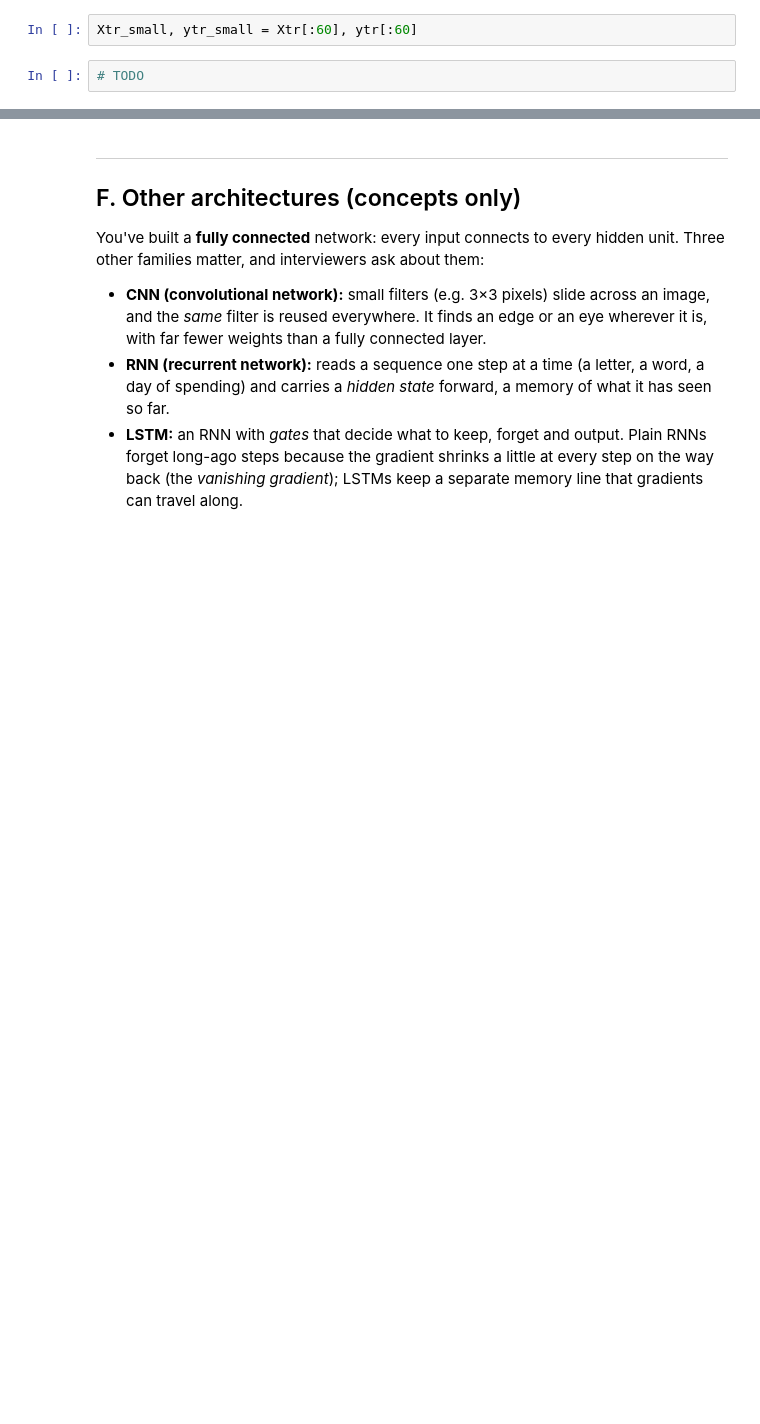
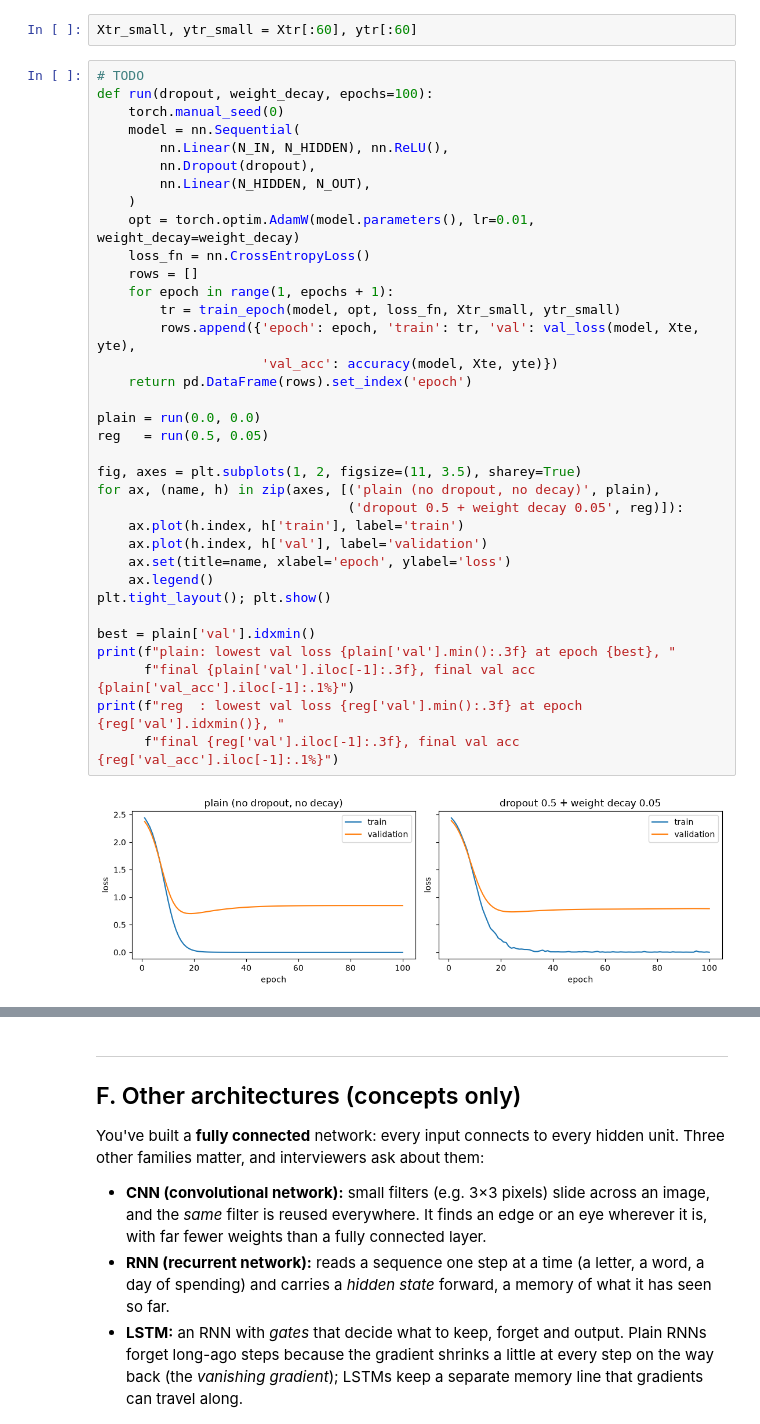
Before and after one commit to ronmarabalos/Machine-Learning, a Jupyter notebook: notebooks/08-pytorch.ipynb, the cells around one changed output, grey strips where cells are left out. Saved outputs shown, nothing was run; the diff lists cells and outputs as text; blank space fills up the shorter version.

```diff
--- a/notebooks/08-pytorch.ipynb
+++ b/notebooks/08-pytorch.ipynb
@@ -146,3 +229,38 @@ Overfitting is easier to see with little data, so train on only 60 rows (`Xtr_sm
 Xtr_small, ytr_small = Xtr[:60], ytr[:60]
 # %%
 # TODO
+def run(dropout, weight_decay, epochs=100):
+    torch.manual_seed(0)
+    model = nn.Sequential(
+        nn.Linear(N_IN, N_HIDDEN), nn.ReLU(),
+        nn.Dropout(dropout),
+        nn.Linear(N_HIDDEN, N_OUT),
+    )
+    opt = torch.optim.AdamW(model.parameters(), lr=0.01, weight_decay=weight_decay)
+    loss_fn = nn.CrossEntropyLoss()
+    rows = []
+    for epoch in range(1, epochs + 1):
+        tr = train_epoch(model, opt, loss_fn, Xtr_small, ytr_small)
+        rows.append({'epoch': epoch, 'train': tr, 'val': val_loss(model, Xte, yte),
+                     'val_acc': accuracy(model, Xte, yte)})
+    return pd.DataFrame(rows).set_index('epoch')
+
+plain = run(0.0, 0.0)
+reg   = run(0.5, 0.05)
+
+fig, axes = plt.subplots(1, 2, figsize=(11, 3.5), sharey=True)
+for ax, (name, h) in zip(axes, [('plain (no dropout, no decay)', plain),
+                                ('dropout 0.5 + weight decay 0.05', reg)]):
+    ax.plot(h.index, h['train'], label='train')
+    ax.plot(h.index, h['val'], label='validation')
+    ax.set(title=name, xlabel='epoch', ylabel='loss')
+    ax.legend()
+plt.tight_layout(); plt.show()
+
+best = plain['val'].idxmin()
+print(f"plain: lowest val loss {plain['val'].min():.3f} at epoch {best}, "
+      f"final {plain['val'].iloc[-1]:.3f}, final val acc {plain['val_acc'].iloc[-1]:.1%}")
+print(f"reg  : lowest val loss {reg['val'].min():.3f} at epoch {reg['val'].idxmin()}, "
+      f"final {reg['val'].iloc[-1]:.3f}, final val acc {reg['val_acc'].iloc[-1]:.1%}")
+# %% [output]
+[figure, added]
```
Also changed, not shown: parts of 15 cells of this notebook.
